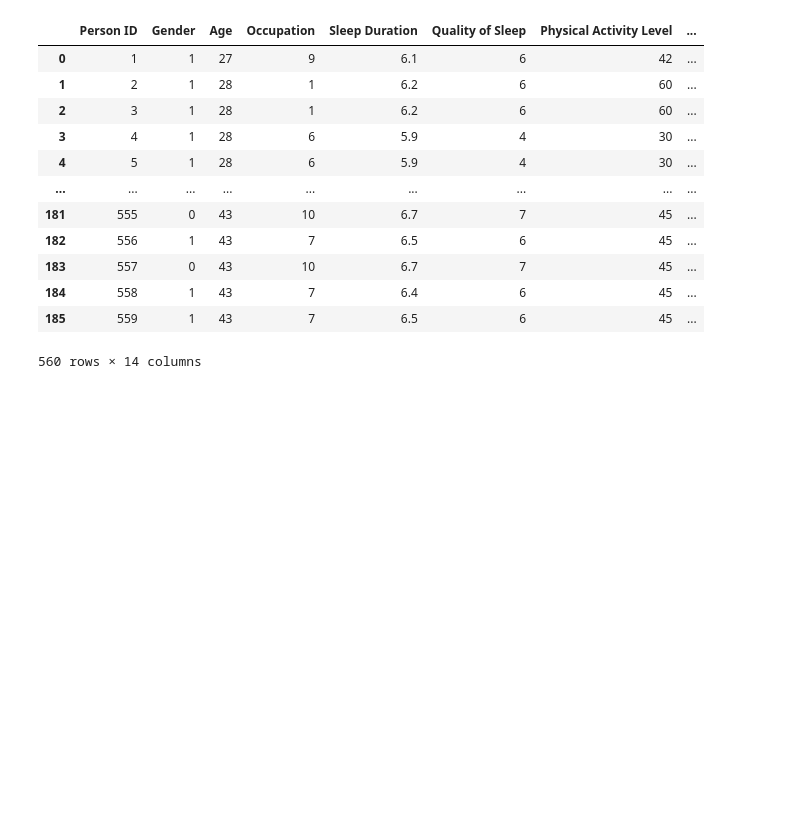
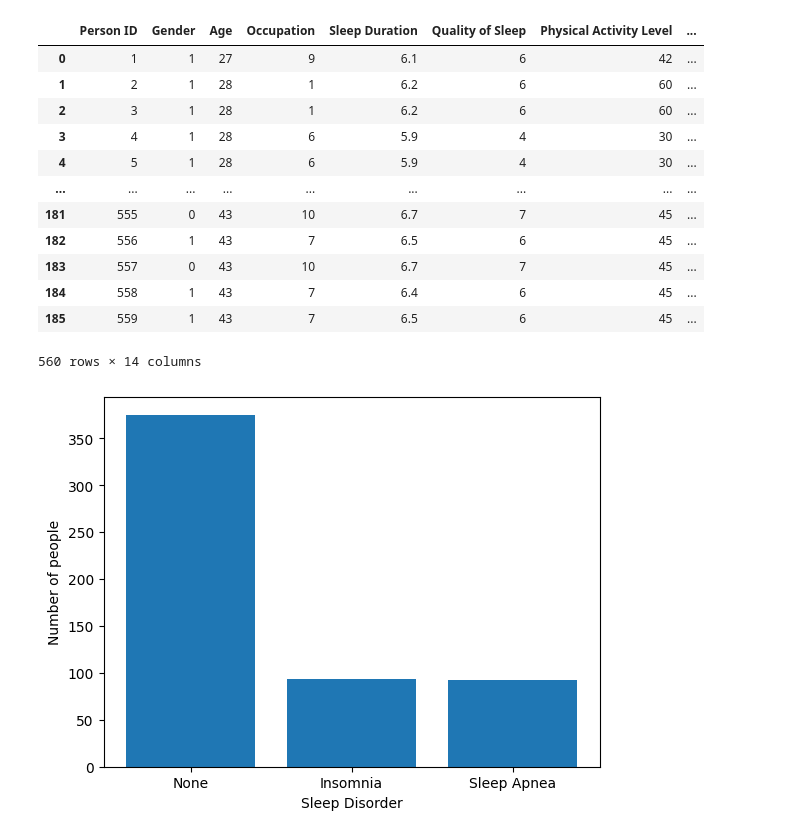
Before and after one commit to VISHNU-SHREERAM/ML-Project, a Jupyter notebook: midsem.ipynb, the cells around one changed output. Saved outputs shown, nothing was run; the diff lists cells and outputs as text; code cells hidden in the pictures; blank space fills up the shorter version.

```diff
--- a/midsem.ipynb
+++ b/midsem.ipynb
@@ -100,6 +163,6 @@ df2
 # %%
 from sklearn.preprocessing import LabelEncoder
 # %%
-catData = {key: [] for key in df1 if df1[key].dtype == object}
+catData = [key for key in df1 if (df1[key].dtype == object) and (key != 'Sleep Disorder')]
 catData
 # %% [output]
@@ -107,10 +170,10 @@ catData
 # %%
+label_encoding_dict = {}
 for category in catData:
     labelEncoder = LabelEncoder()
-
     labelEncoder.fit(df[category])
     df2[category] = labelEncoder.transform(df[category])
-
+    label_encoding_dict[category] = labelEncoder
 df2
 # %% [output]
 |  | Person ID | Gender | Age | Occupation | Sleep Duration | Quality of Sleep | Physical Activity Level | ... |
@@ -126,3 +189,12 @@ df2
 | 184 | 558 | 1 | 43 | 7 | 6.4 | 6 | 45 | ... |
 | 185 | 559 | 1 | 43 | 7 | 6.5 | 6 | 45 | ... |
 560 rows × 14 columns
+# %%
+import matplotlib.pyplot as plt
+count=df2['Sleep Disorder'].value_counts()
+plt.bar(count.keys(),count)
+plt.xlabel('Sleep Disorder')
+plt.ylabel('Number of people')
+plt.show()
+# %% [output]
+[figure, added]
```
Also changed, not shown: parts of 13 cells of this notebook, 1 other file.
